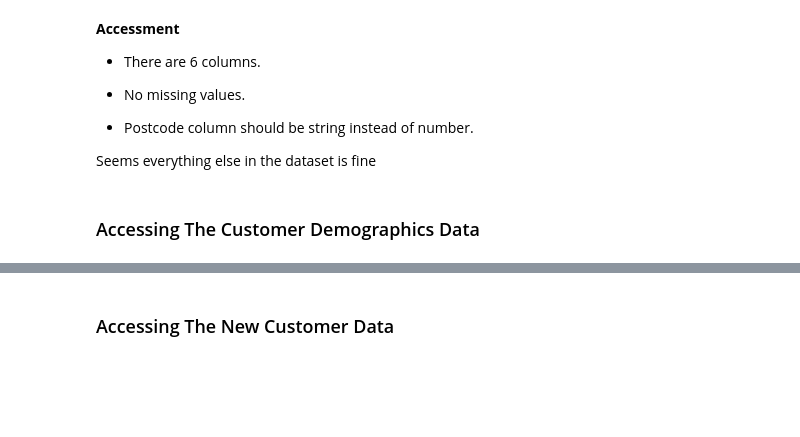
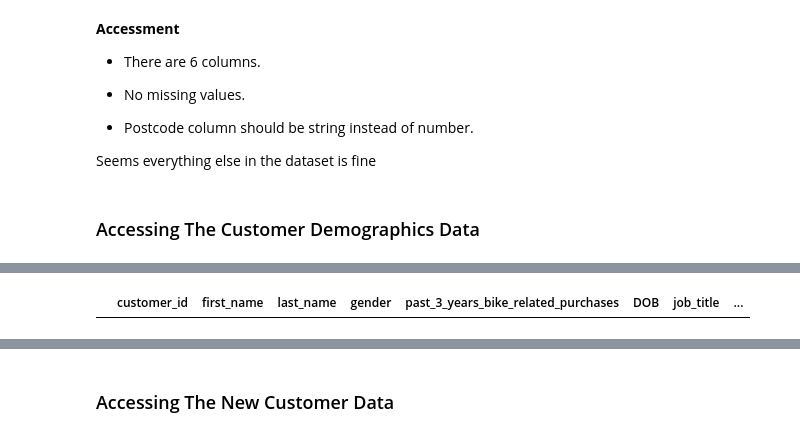
Before and after one commit to idowujames/KPMG-Virtual-Data-Analytics-Internship, a Jupyter notebook: KPMG_Virtual_Data_Analytics_Internship.ipynb, the cells around one changed output, grey strips where cells are left out. Cells and saved outputs as stored; diff of their text form; code cells hidden in the pictures; blank space fills up the shorter version.

```diff
--- a/KPMG_Virtual_Data_Analytics_Internship.ipynb
+++ b/KPMG_Virtual_Data_Analytics_Internship.ipynb
@@ -170,0 +224,5 @@ Seems everything else in the dataset is fine
+# %%
+# Checking for duplicates entries accross the dataset
+cust_demographic[cust_demographic.duplicated()]
+# %% [output]
+|  | customer_id | first_name | last_name | gender | past_3_years_bike_related_purchases | DOB | job_title | ... |
```
Also changed, not shown: parts of 7 cells of this notebook.
